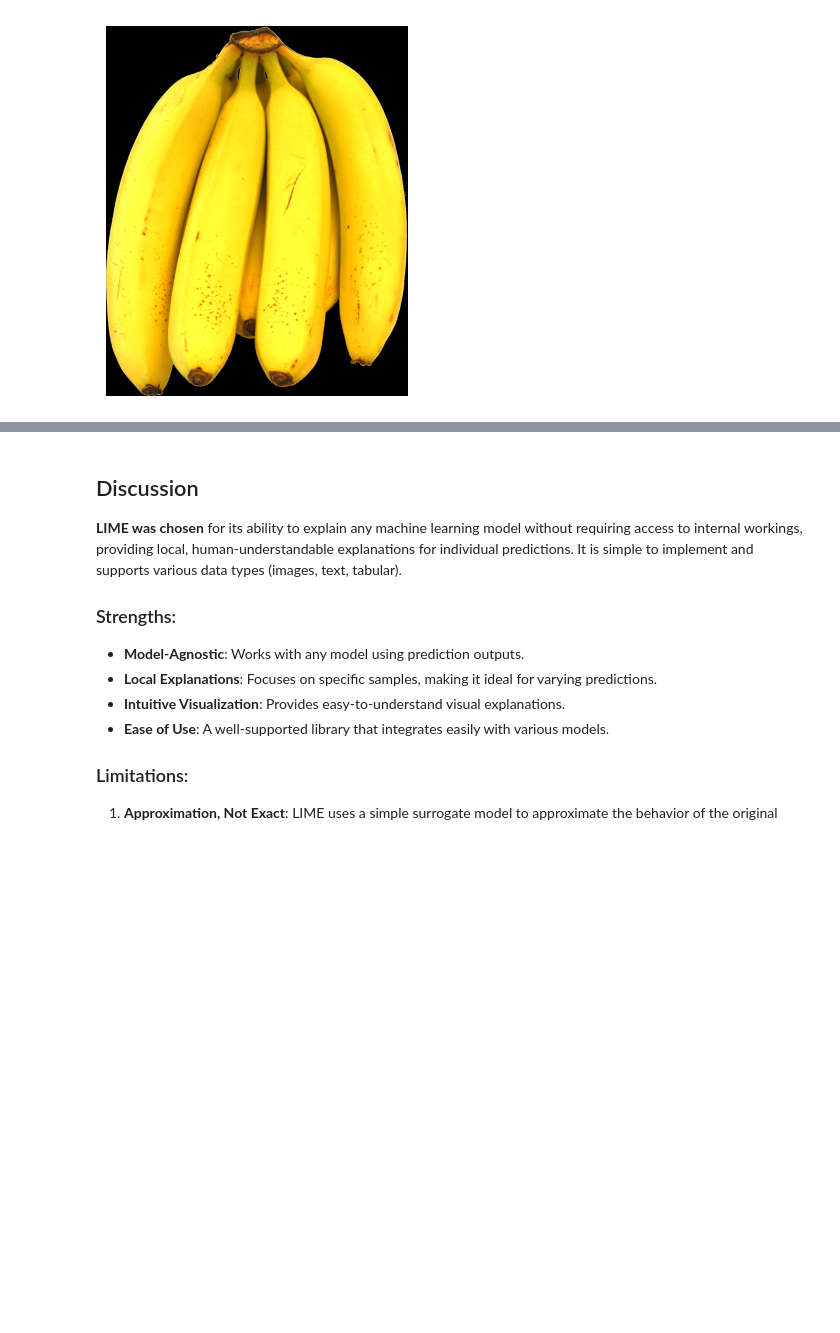
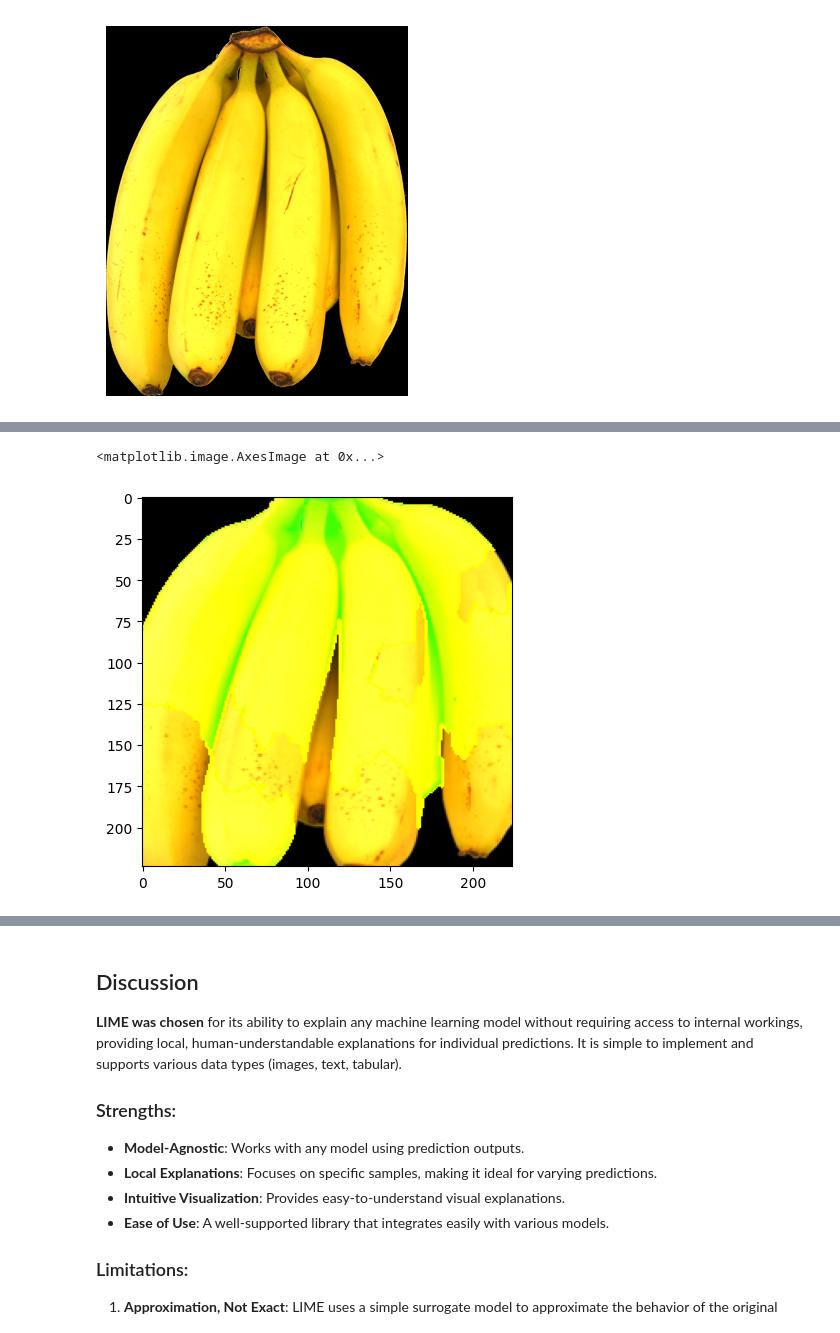
Before and after one commit to AndreYang333/ExplainableAI, a Jupyter notebook: Assignment5.ipynb, the cells around one changed output, grey strips where cells are left out. Saved outputs shown, nothing was run; the diff lists cells and outputs as text; code cells hidden in the pictures; blank space fills up the shorter version.

```diff
--- a/Assignment5.ipynb
+++ b/Assignment5.ipynb
@@ -137,0 +199,7 @@ Predicted class 954 not in LIME top labels, using top label: grand piano
+# %%
+temp, mask = explanation.get_image_and_mask(explanation.top_labels[0], positive_only=False, num_features=10, hide_rest=False)
+img_boundry2 = mark_boundaries(temp/255.0, mask)
+plt.imshow(img_boundry2)
+# %% [output]
+<matplotlib.image.AxesImage at 0x...>
+[figure, added]
```
Also changed, not shown: parts of 10 cells of this notebook.
